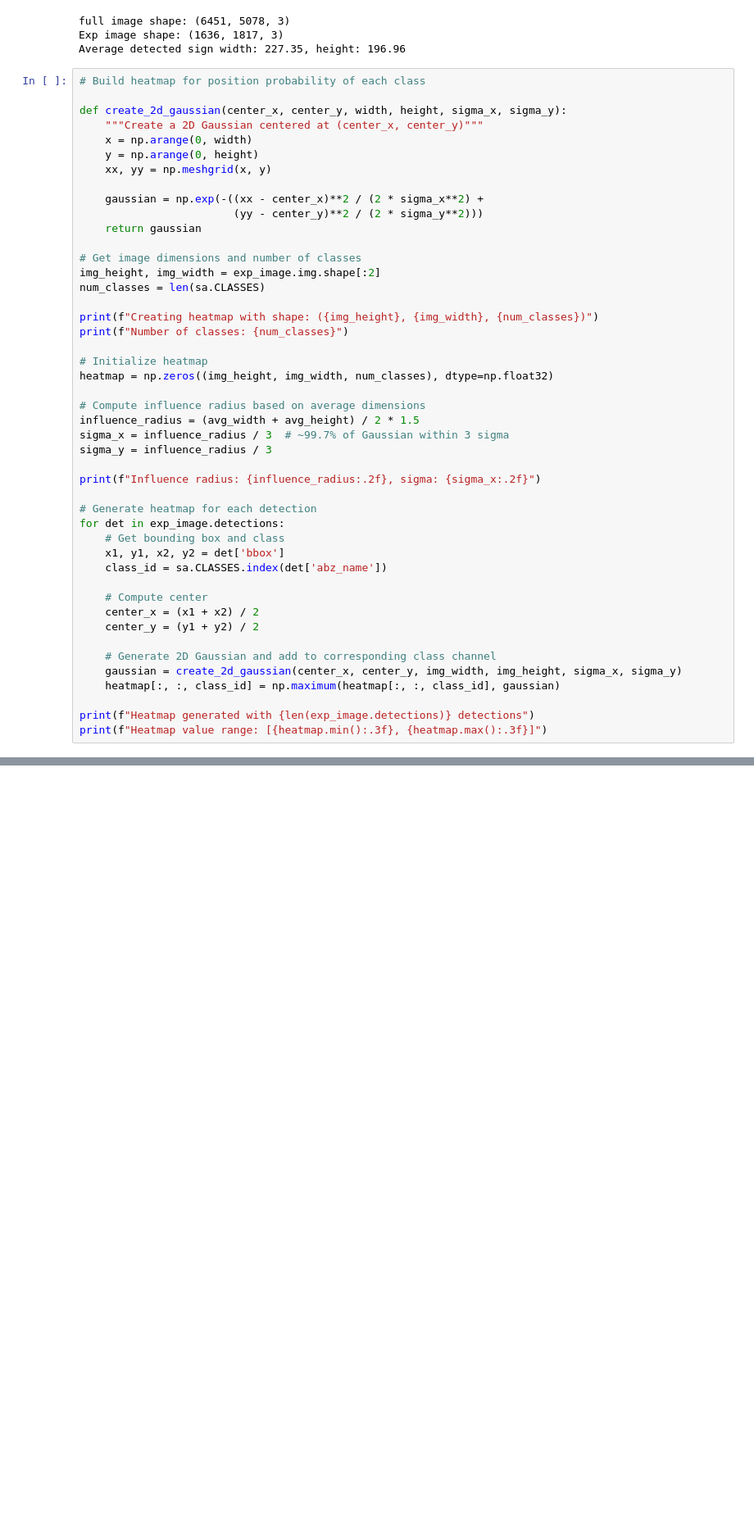
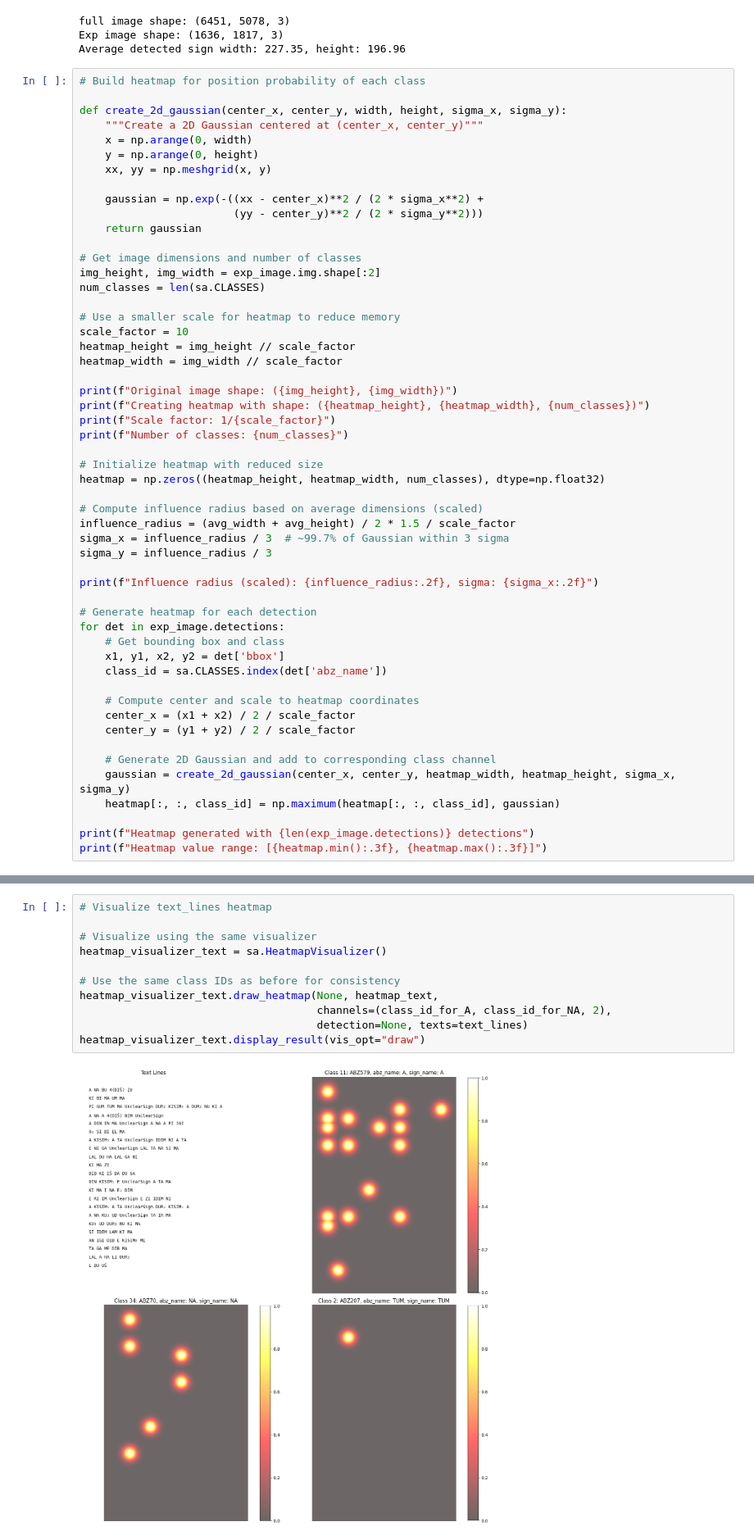
Before and after one commit to ElectronicBabylonianLiterature/cuneiform-ocr, a Jupyter notebook: signs_alignment.ipynb, the cells around one changed output, grey strips where cells are left out. Shown at 82% size. Cells and saved outputs as stored; diff of their text form; blank space fills up the shorter version.

Commit message:
sign alignment match with heatmap

```diff
--- a/signs_alignment.ipynb
+++ b/signs_alignment.ipynb
@@ -105,18 +105,25 @@ def create_2d_gaussian(center_x, center_y, width, height, sigma_x, sigma_y):
 img_height, img_width = exp_image.img.shape[:2]
 num_classes = len(sa.CLASSES)
 
-print(f"Creating heatmap with shape: ({img_height}, {img_width}, {num_classes})")
+# Use a smaller scale for heatmap to reduce memory
+scale_factor = 10
+heatmap_height = img_height // scale_factor
+heatmap_width = img_width // scale_factor
+
+print(f"Original image shape: ({img_height}, {img_width})")
+print(f"Creating heatmap with shape: ({heatmap_height}, {heatmap_width}, {num_classes})")
+print(f"Scale factor: 1/{scale_factor}")
 print(f"Number of classes: {num_classes}")
 
-# Initialize heatmap
-heatmap = np.zeros((img_height, img_width, num_classes), dtype=np.float32)
+# Initialize heatmap with reduced size
+heatmap = np.zeros((heatmap_height, heatmap_width, num_classes), dtype=np.float32)
 
-# Compute influence radius based on average dimensions
-influence_radius = (avg_width + avg_height) / 2 * 1.5
+# Compute influence radius based on average dimensions (scaled)
+influence_radius = (avg_width + avg_height) / 2 * 1.5 / scale_factor
 sigma_x = influence_radius / 3  # ~99.7% of Gaussian within 3 sigma
 sigma_y = influence_radius / 3
 
-print(f"Influence radius: {influence_radius:.2f}, sigma: {sigma_x:.2f}")
+print(f"Influence radius (scaled): {influence_radius:.2f}, sigma: {sigma_x:.2f}")
 
 # Generate heatmap for each detection
 for det in exp_image.detections:
@@ -124,12 +131,12 @@ for det in exp_image.detections:
     x1, y1, x2, y2 = det['bbox']
     class_id = sa.CLASSES.index(det['abz_name'])
 
-    # Compute center
-    center_x = (x1 + x2) / 2
-    center_y = (y1 + y2) / 2
+    # Compute center and scale to heatmap coordinates
+    center_x = (x1 + x2) / 2 / scale_factor
+    center_y = (y1 + y2) / 2 / scale_factor
 
     # Generate 2D Gaussian and add to corresponding class channel
-    gaussian = create_2d_gaussian(center_x, center_y, img_width, img_height, sigma_x, sigma_y)
+    gaussian = create_2d_gaussian(center_x, center_y, heatmap_width, heatmap_height, sigma_x, sigma_y)
     heatmap[:, :, class_id] = np.maximum(heatmap[:, :, class_id], gaussian)
 
 print(f"Heatmap generated with {len(exp_image.detections)} detections")
@@ -164,0 +256,13 @@ Class ID for sign 'NA': 34
+# %%
+# Visualize text_lines heatmap
+
+# Visualize using the same visualizer
+heatmap_visualizer_text = sa.HeatmapVisualizer()
+
+# Use the same class IDs as before for consistency
+heatmap_visualizer_text.draw_heatmap(None, heatmap_text,
+                                     channels=(class_id_for_A, class_id_for_NA, 2),
+                                     detection=None, texts=text_lines)
+heatmap_visualizer_text.display_result(vis_opt="draw")
+# %% [output]
+[figure, added]
```
Also changed, not shown: parts of 7 cells of this notebook, 1 other file.
